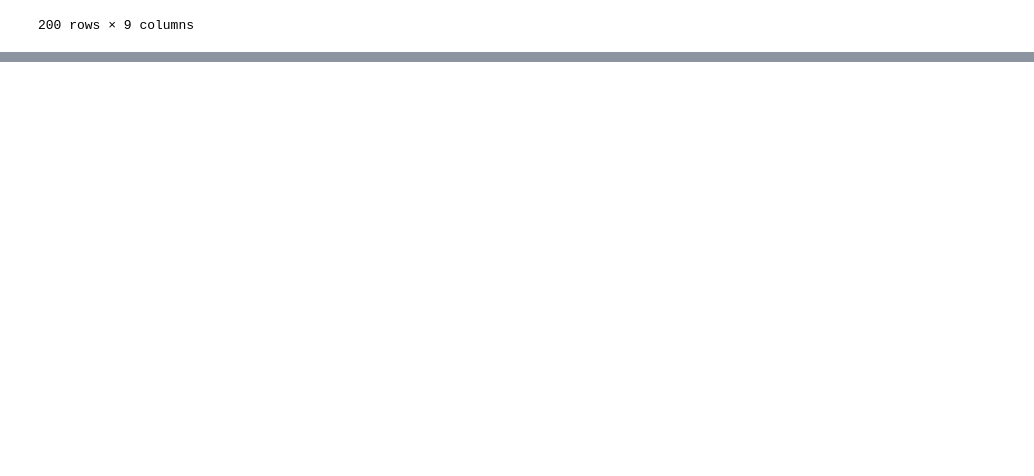
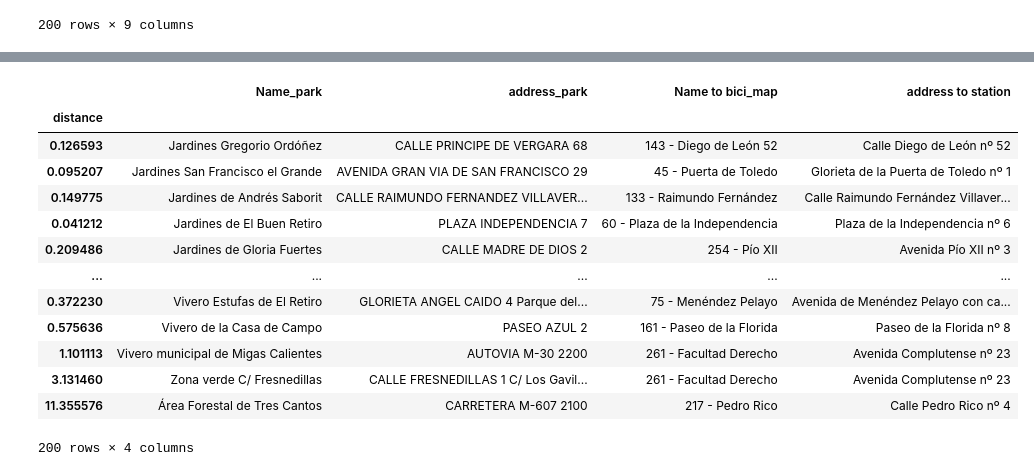
Before and after one commit to Fvperez1/data_project_m1_Fvp, a Jupyter notebook: Union_projet_m1.ipynb, the cells around one changed output, grey strips where cells are left out. Drawn from its saved outputs; the diff is of its cells as text; code cells hidden in the pictures; blank space fills up the shorter version.

```diff
--- a/Union_projet_m1.ipynb
+++ b/Union_projet_m1.ipynb
@@ -390 +434,19 @@ pk_conexion_min.groupby(['Name_park']).agg('min')
+# %%
+df_final = pk_conexion_min[[ 'Name_park', 'address_park', 'Name to bici_map', 'address to station' ]]
+df_final
+# %% [output]
+|  | Name_park | address_park | Name to bici_map | address to station |
+| distance |  |  |  |  |
+| 0.126593 | Jardines Gregorio Ordóñez | CALLE PRINCIPE DE VERGARA 68 | 143 - Diego de León 52 | Calle Diego de León nº 52 |
+| 0.095207 | Jardines San Francisco el Grande | AVENIDA GRAN VIA DE SAN FRANCISCO 29 | 45 - Puerta de Toledo | Glorieta de la Puerta de Toledo nº 1 |
+| 0.149775 | Jardines de Andrés Saborit | CALLE RAIMUNDO FERNANDEZ VILLAVER... | 133 - Raimundo Fernández | Calle Raimundo Fernández Villaver... |
+| 0.041212 | Jardines de El Buen Retiro | PLAZA INDEPENDENCIA 7 | 60 - Plaza de la Independencia | Plaza de la Independencia nº 6 |
+| 0.209486 | Jardines de Gloria Fuertes | CALLE MADRE DE DIOS 2 | 254 - Pío XII | Avenida Pío XII nº 3 |
+| ... | ... | ... | ... | ... |
+| 0.372230 | Vivero Estufas de El Retiro | GLORIETA ANGEL CAIDO 4 Parque del... | 75 - Menéndez Pelayo | Avenida de Menéndez Pelayo con ca... |
+| 0.575636 | Vivero de la Casa de Campo | PASEO AZUL 2 | 161 - Paseo de la Florida | Paseo de la Florida nº 8 |
+| 1.101113 | Vivero municipal de Migas Calientes | AUTOVIA M-30 2200 | 261 - Facultad Derecho | Avenida Complutense nº 23 |
+| 3.131460 | Zona verde C/ Fresnedillas | CALLE FRESNEDILLAS 1 C/ Los Gavil... | 261 - Facultad Derecho | Avenida Complutense nº 23 |
+| 11.355576 | Área Forestal de Tres Cantos | CARRETERA M-607 2100 | 217 - Pedro Rico | Calle Pedro Rico nº 4 |
+200 rows × 4 columns
 # %%
```
Also changed, not shown: parts of 19 cells of this notebook.
